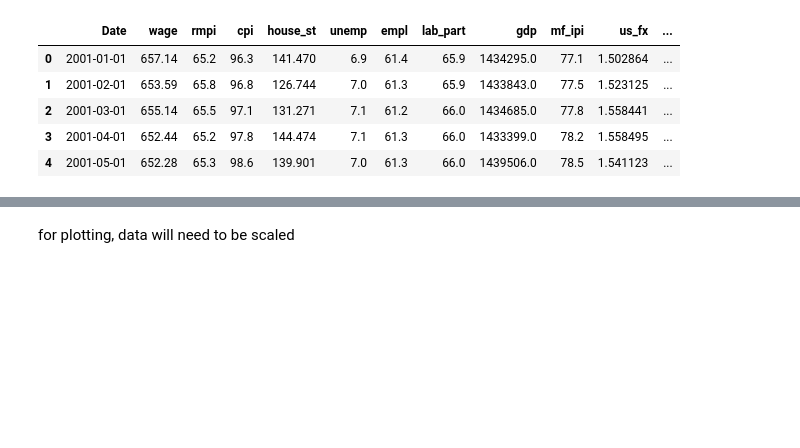
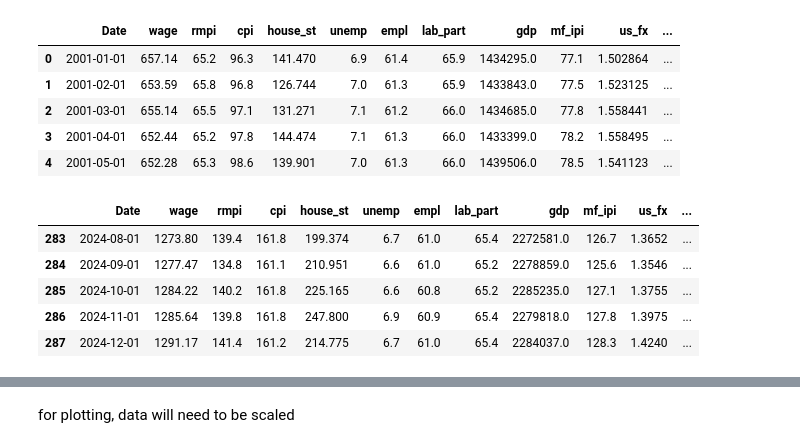
Before and after one commit to FleaBusyBeeBergs/dtsa5511-final-project, a Jupyter notebook: dtsa5511_final_project.ipynb, the cells around one changed output, grey strips where cells are left out. Cells and saved outputs as stored; diff of their text form; code cells hidden in the pictures; blank space fills up the shorter version.

```diff
--- a/dtsa5511_final_project.ipynb
+++ b/dtsa5511_final_project.ipynb
@@ -521,0 +503,17 @@ hist_tsx
+# %%
+url = 'https://raw.githubusercontent.com/FleaBusyBeeBergs/dtsa5511-final-project/main/data/tsx_cl-2023-2024.csv'
+
+hist_tsx = pd.read_csv(url)
+hist_tsx['tsx_cl'] = hist_tsx['tsx_cl'].str.replace(',', '').astype(float)
+hist_tsx['Date'] = pd.to_datetime(hist_tsx['Date'])
+hist_tsx['Month'] = hist_tsx['Date'].dt.to_period('M').dt.to_timestamp()
+
+# Group by 'Month' and compute the average (assuming closing value is in 'tsx_cl' column)
+tsx_monthly = hist_tsx.groupby('Month', as_index=False)['tsx_cl'].mean()
+
+# Optional: rename 'Month' to 'Date' for consistency
+tsx_monthly.rename(columns={'Month': 'Date'}, inplace=True)
+
+# Preview result
+print(tsx_monthly.head())
+tsx_monthly.head()
@@ -543,6 +551,22 @@ data.head()
 | 2 | 2001-03-01 | 655.14 | 65.5 | 97.1 | 131.271 | 7.1 | 61.2 | 66.0 | 1434685.0 | 77.8 | 1.558441 | ... |
 | 3 | 2001-04-01 | 652.44 | 65.2 | 97.8 | 144.474 | 7.1 | 61.3 | 66.0 | 1433399.0 | 78.2 | 1.558495 | ... |
 | 4 | 2001-05-01 | 652.28 | 65.3 | 98.6 | 139.901 | 7.0 | 61.3 | 66.0 | 1439506.0 | 78.5 | 1.541123 | ... |
+# %%
+# Merge tsx_cl into data on 'Date' using outer join
+data = pd.merge(data, tsx_monthly, on='Date', how='outer', suffixes=('', '_hist'))
+
+
+
+
+
+data.tail()
+# %% [output]
+|  | Date | wage | rmpi | cpi | house_st | unemp | empl | lab_part | gdp | mf_ipi | us_fx | ... |
+| 283 | 2024-08-01 | 1273.80 | 139.4 | 161.8 | 199.374 | 6.7 | 61.0 | 65.4 | 2272581.0 | 126.7 | 1.3652 | ... |
+| 284 | 2024-09-01 | 1277.47 | 134.8 | 161.1 | 210.951 | 6.6 | 61.0 | 65.2 | 2278859.0 | 125.6 | 1.3546 | ... |
+| 285 | 2024-10-01 | 1284.22 | 140.2 | 161.8 | 225.165 | 6.6 | 60.8 | 65.2 | 2285235.0 | 127.1 | 1.3755 | ... |
+| 286 | 2024-11-01 | 1285.64 | 139.8 | 161.8 | 247.800 | 6.9 | 60.9 | 65.4 | 2279818.0 | 127.8 | 1.3975 | ... |
+| 287 | 2024-12-01 | 1291.17 | 141.4 | 161.2 | 214.775 | 6.7 | 61.0 | 65.4 | 2284037.0 | 128.3 | 1.4240 | ... |
 # %%
 # descriptive stats
 data.describe()
```
Also changed, not shown: parts of 3 cells of this notebook.
